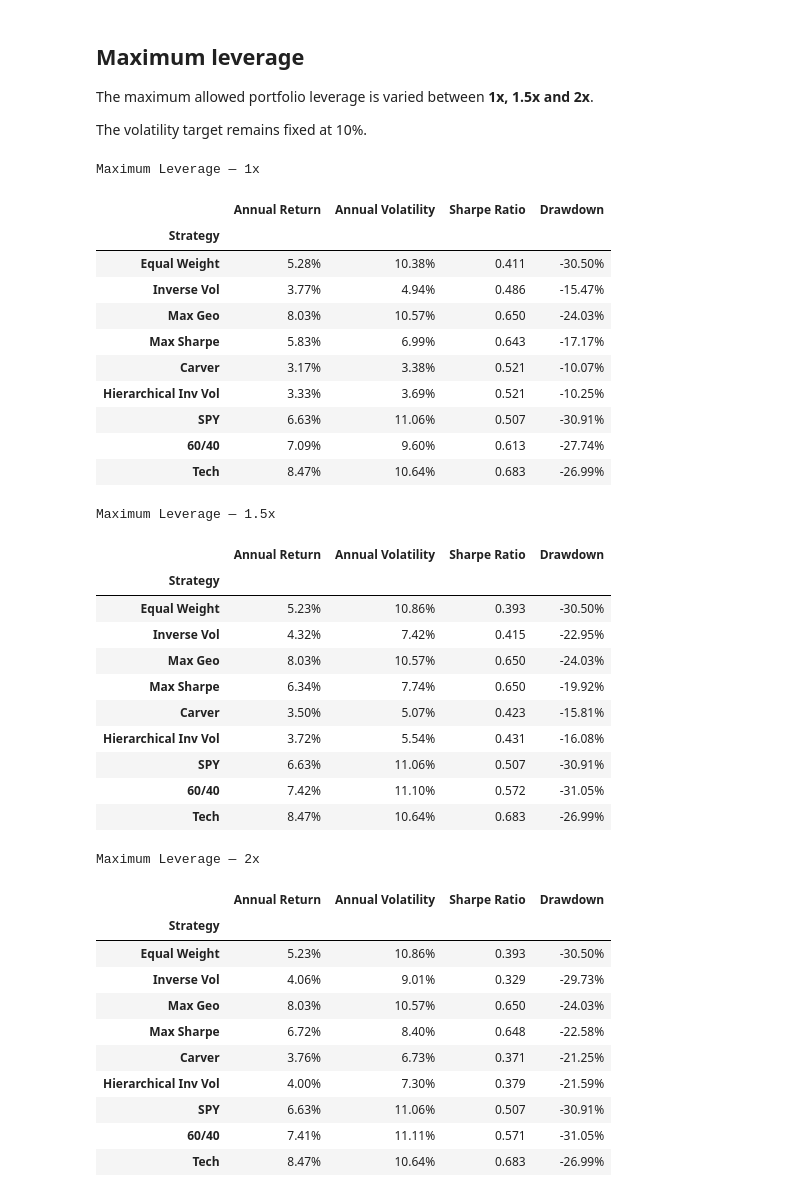
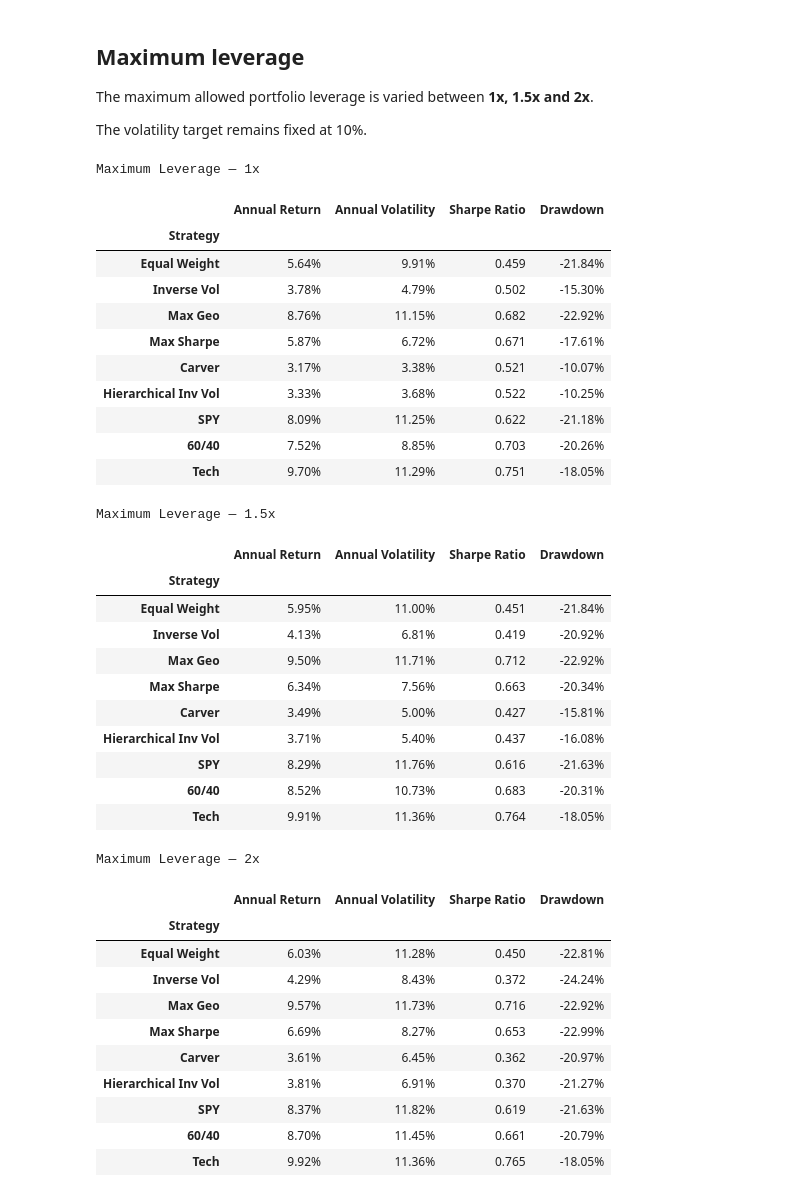
Before and after one commit to liadslnt/smart-portfolio, a Jupyter notebook: notebooks/03_robustness.ipynb, the cells around one changed output. Drawn from its saved outputs; the diff is of its cells as text; code cells hidden in the pictures.

```diff
--- a/notebooks/03_robustness.ipynb
+++ b/notebooks/03_robustness.ipynb
@@ -32,6 +32,7 @@ TRANSACTION_COST = 0.001
 VOL_TARGET = 0.10
 MAX_LEVERAGE = 2.0
 FUNDING_SPREAD = 0.01
+VOL_WINDOW = 60
 # %% [markdown]
 ## Data and strategies
 
@@ -70,7 +71,7 @@ strategies = {
 def run_robustness_returns(window=WINDOW, step=STEP, vol_target=VOL_TARGET,
                            max_leverage=MAX_LEVERAGE,
                            transaction_cost=TRANSACTION_COST,
-                           funding_spread=FUNDING_SPREAD):
+                           funding_spread=FUNDING_SPREAD, vol_window=VOL_WINDOW):
 
     portfolio_returns = {}
 
@@ -85,7 +86,8 @@ def run_robustness_returns(window=WINDOW, step=STEP, vol_target=VOL_TARGET,
             max_leverage=max_leverage,
             risk_free_returns=risk_free_returns,
             transaction_cost=transaction_cost,
-            funding_spread=funding_spread
+            funding_spread=funding_spread,
+            vol_window=vol_window
         )
 
         portfolio_returns[name] = port_ret
@@ -280,7 +282,7 @@ vol_targets = {
 vol_target_returns = {}
 
 for label, vol_target in vol_targets.items():
-    vol_target_returns[label] = run_robustness_returns(vol_target=vol_target)
+    vol_target_returns[label] = run_robustness_returns(vol_target=vol_target, vol_window=VOL_WINDOW)
 
 common_index = (
     vol_target_returns["5%"].index
@@ -355,62 +357,62 @@ leverage_caps = {
 leverage_returns = {}
 
 for label, max_leverage in leverage_caps.items():
-    leverage_returns[label] = run_robustness_returns(max_leverage=max_leverage)
+    leverage_returns[label] = run_robustness_returns(max_leverage=max_leverage, vol_window=VOL_WINDOW)
 
 common_index = (
     leverage_returns["1x"].index
     .intersection(leverage_returns["1.5x"].index)
     .intersection(leverage_returns["2x"].index)
 )
 
 for label, port_returns in leverage_returns.items():
     aligned = port_returns.loc[common_index]
     result_table = performance_table(aligned)
 
     display(
         result_table.style
         .format({
             "Annual Return": "{:.2%}",
             "Annual Volatility": "{:.2%}",
             "Sharpe Ratio": "{:.3f}",
             "Drawdown": "{:.2%}"
         })
         .set_caption(f"Maximum Leverage — {label}")
     )
 # %% [output]
 Maximum Leverage — 1x
 |  | Annual Return | Annual Volatility | Sharpe Ratio | Drawdown |
 | Strategy |  |  |  |  |
-| Equal Weight | 5.28% | 10.38% | 0.411 | -30.50% |
-| Inverse Vol | 3.77% | 4.94% | 0.486 | -15.47% |
-| Max Geo | 8.03% | 10.57% | 0.650 | -24.03% |
-| Max Sharpe | 5.83% | 6.99% | 0.643 | -17.17% |
+| Equal Weight | 5.64% | 9.91% | 0.459 | -21.84% |
+| Inverse Vol | 3.78% | 4.79% | 0.502 | -15.30% |
+| Max Geo | 8.76% | 11.15% | 0.682 | -22.92% |
+| Max Sharpe | 5.87% | 6.72% | 0.671 | -17.61% |
 | Carver | 3.17% | 3.38% | 0.521 | -10.07% |
-| Hierarchical Inv Vol | 3.33% | 3.69% | 0.521 | -10.25% |
-| SPY | 6.63% | 11.06% | 0.507 | -30.91% |
-| 60/40 | 7.09% | 9.60% | 0.613 | -27.74% |
-| Tech | 8.47% | 10.64% | 0.683 | -26.99% |
+| Hierarchical Inv Vol | 3.33% | 3.68% | 0.522 | -10.25% |
+| SPY | 8.09% | 11.25% | 0.622 | -21.18% |
+| 60/40 | 7.52% | 8.85% | 0.703 | -20.26% |
+| Tech | 9.70% | 11.29% | 0.751 | -18.05% |
 Maximum Leverage — 1.5x
 |  | Annual Return | Annual Volatility | Sharpe Ratio | Drawdown |
 | Strategy |  |  |  |  |
-| Equal Weight | 5.23% | 10.86% | 0.393 | -30.50% |
-| Inverse Vol | 4.32% | 7.42% | 0.415 | -22.95% |
-| Max Geo | 8.03% | 10.57% | 0.650 | -24.03% |
-| Max Sharpe | 6.34% | 7.74% | 0.650 | -19.92% |
-| Carver | 3.50% | 5.07% | 0.423 | -15.81% |
-| Hierarchical Inv Vol | 3.72% | 5.54% | 0.431 | -16.08% |
-| SPY | 6.63% | 11.06% | 0.507 | -30.91% |
-| 60/40 | 7.42% | 11.10% | 0.572 | -31.05% |
-| Tech | 8.47% | 10.64% | 0.683 | -26.99% |
+| Equal Weight | 5.95% | 11.00% | 0.451 | -21.84% |
+| Inverse Vol | 4.13% | 6.81% | 0.419 | -20.92% |
+| Max Geo | 9.50% | 11.71% | 0.712 | -22.92% |
+| Max Sharpe | 6.34% | 7.56% | 0.663 | -20.34% |
+| Carver | 3.49% | 5.00% | 0.427 | -15.81% |
+| Hierarchical Inv Vol | 3.71% | 5.40% | 0.437 | -16.08% |
+| SPY | 8.29% | 11.76% | 0.616 | -21.63% |
+| 60/40 | 8.52% | 10.73% | 0.683 | -20.31% |
+| Tech | 9.91% | 11.36% | 0.764 | -18.05% |
 Maximum Leverage — 2x
 |  | Annual Return | Annual Volatility | Sharpe Ratio | Drawdown |
 | Strategy |  |  |  |  |
-| Equal Weight | 5.23% | 10.86% | 0.393 | -30.50% |
-| Inverse Vol | 4.06% | 9.01% | 0.329 | -29.73% |
-| Max Geo | 8.03% | 10.57% | 0.650 | -24.03% |
-| Max Sharpe | 6.72% | 8.40% | 0.648 | -22.58% |
-| Carver | 3.76% | 6.73% | 0.371 | -21.25% |
-| Hierarchical Inv Vol | 4.00% | 7.30% | 0.379 | -21.59% |
-| SPY | 6.63% | 11.06% | 0.507 | -30.91% |
-| 60/40 | 7.41% | 11.11% | 0.571 | -31.05% |
-| Tech | 8.47% | 10.64% | 0.683 | -26.99% |
+| Equal Weight | 6.03% | 11.28% | 0.450 | -22.81% |
+| Inverse Vol | 4.29% | 8.43% | 0.372 | -24.24% |
+| Max Geo | 9.57% | 11.73% | 0.716 | -22.92% |
+| Max Sharpe | 6.69% | 8.27% | 0.653 | -22.99% |
+| Carver | 3.61% | 6.45% | 0.362 | -20.97% |
+| Hierarchical Inv Vol | 3.81% | 6.91% | 0.370 | -21.27% |
+| SPY | 8.37% | 11.82% | 0.619 | -21.63% |
+| 60/40 | 8.70% | 11.45% | 0.661 | -20.79% |
+| Tech | 9.92% | 11.36% | 0.765 | -18.05% |
```
Also changed, not shown: parts of 4 cells of this notebook, 25 other files.
